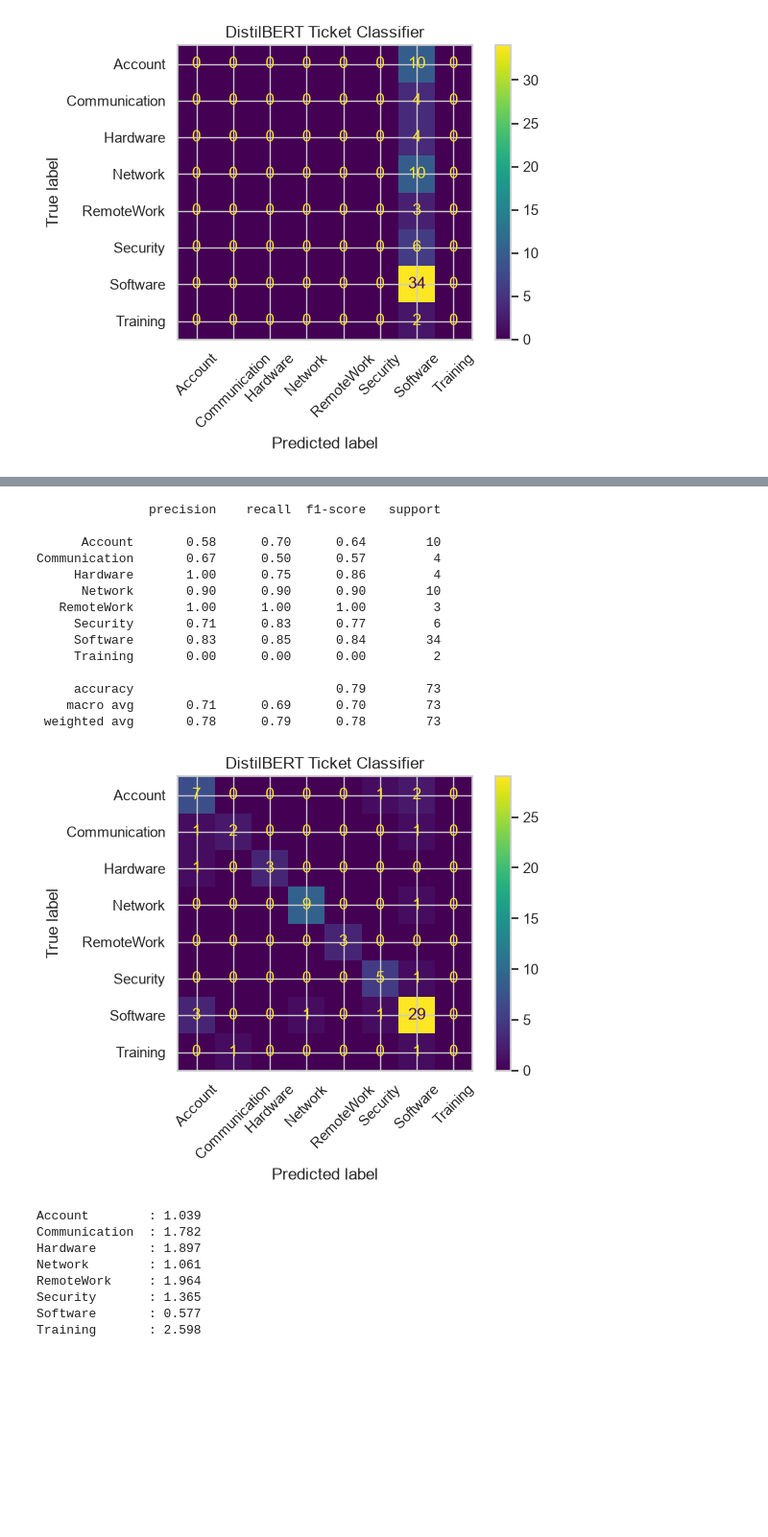
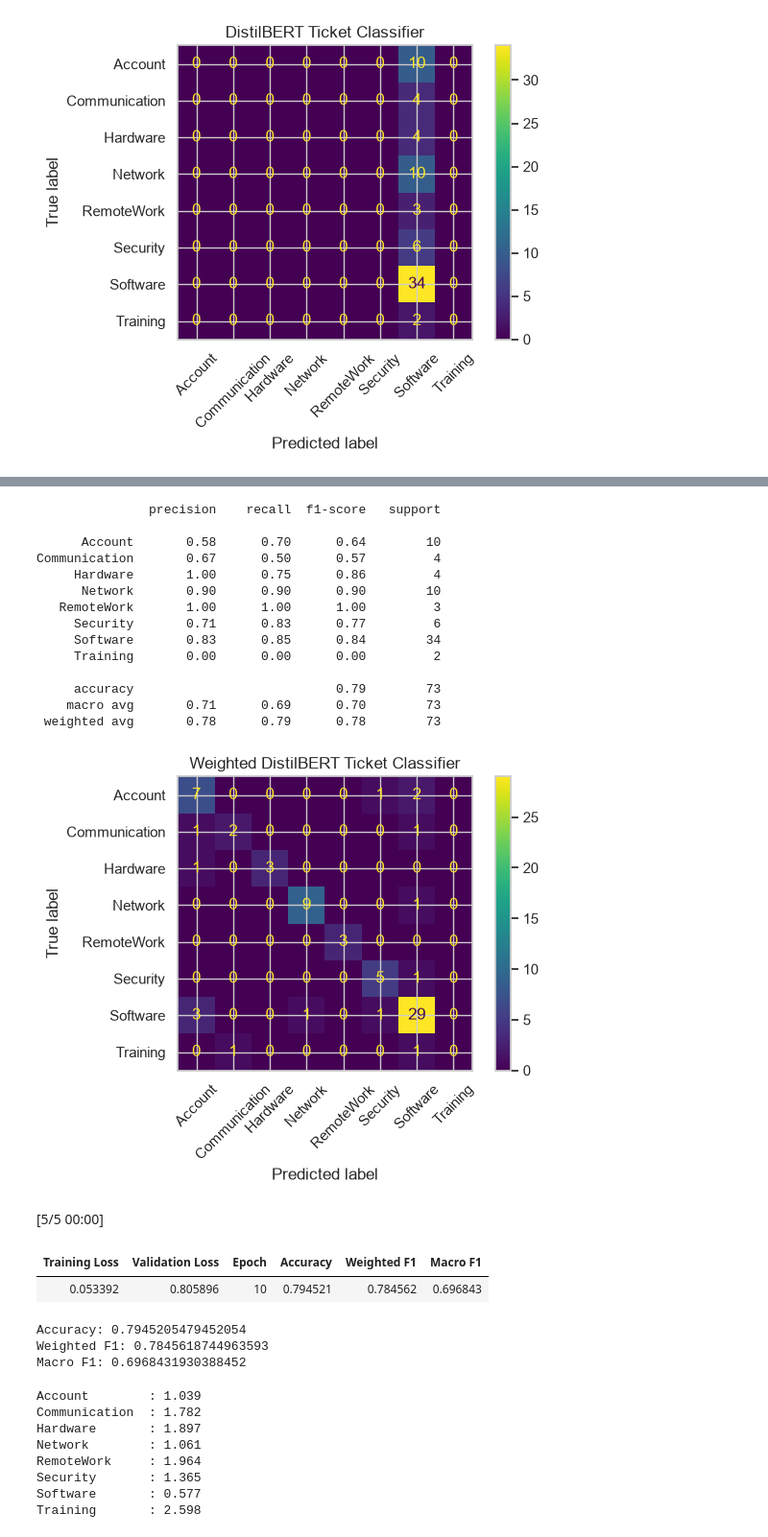
Before and after one commit to andymann-cs/Ticket-Classifier, a Jupyter notebook: notebooks/dataset_check.ipynb, the cells around one changed output, grey strips where cells are left out. Shown at 96% size. Drawn from its saved outputs; the diff is of its cells as text; code cells hidden in the pictures; blank space fills up the shorter version.

```diff
--- a/notebooks/dataset_check.ipynb
+++ b/notebooks/dataset_check.ipynb
@@ -1556,35 +1607,47 @@ print(
         target_names=label_encoder.classes_,
         zero_division=0
     )
 )
 
 ConfusionMatrixDisplay.from_predictions(
     label_encoder.inverse_transform(y_val_encoded),
     label_encoder.inverse_transform(transformer_val_pred),
     labels=label_encoder.classes_,
     xticks_rotation=45
 )
 
-plt.title("DistilBERT Ticket Classifier")
+plt.title("Weighted DistilBERT Ticket Classifier")
 plt.tight_layout()
 plt.show()
+
+weighted_metrics = trainer.evaluate(tokenized_val)
+
+print("Accuracy:", weighted_metrics["eval_accuracy"])
+print("Weighted F1:", weighted_metrics["eval_weighted_f1"])
+print("Macro F1:", weighted_metrics["eval_macro_f1"])
 # %% [output]
 [interactive output not drawn]
                precision    recall  f1-score   support
 
       Account       0.58      0.70      0.64        10
 Communication       0.67      0.50      0.57         4
      Hardware       1.00      0.75      0.86         4
       Network       0.90      0.90      0.90        10
    RemoteWork       1.00      1.00      1.00         3
      Security       0.71      0.83      0.77         6
      Software       0.83      0.85      0.84        34
      Training       0.00      0.00      0.00         2
 
      accuracy                           0.79        73
     macro avg       0.71      0.69      0.70        73
  weighted avg       0.78      0.79      0.78        73
-[figure, old version]
+[figure, new version]
+[5/5 00:00]
+| Training Loss | Validation Loss | Epoch | Accuracy | Weighted F1 | Macro F1 |
+| 0.053392 | 0.805896 | 10 | 0.794521 | 0.784562 | 0.696843 |
+Accuracy: 0.7945205479452054
+Weighted F1: 0.7845618744963593
+Macro F1: 0.6968431930388452
 # %%
 from sklearn.utils.class_weight import compute_class_weight
 import torch.nn.functional as F
```
Also changed, not shown: parts of 10 cells of this notebook, 8 other files.
